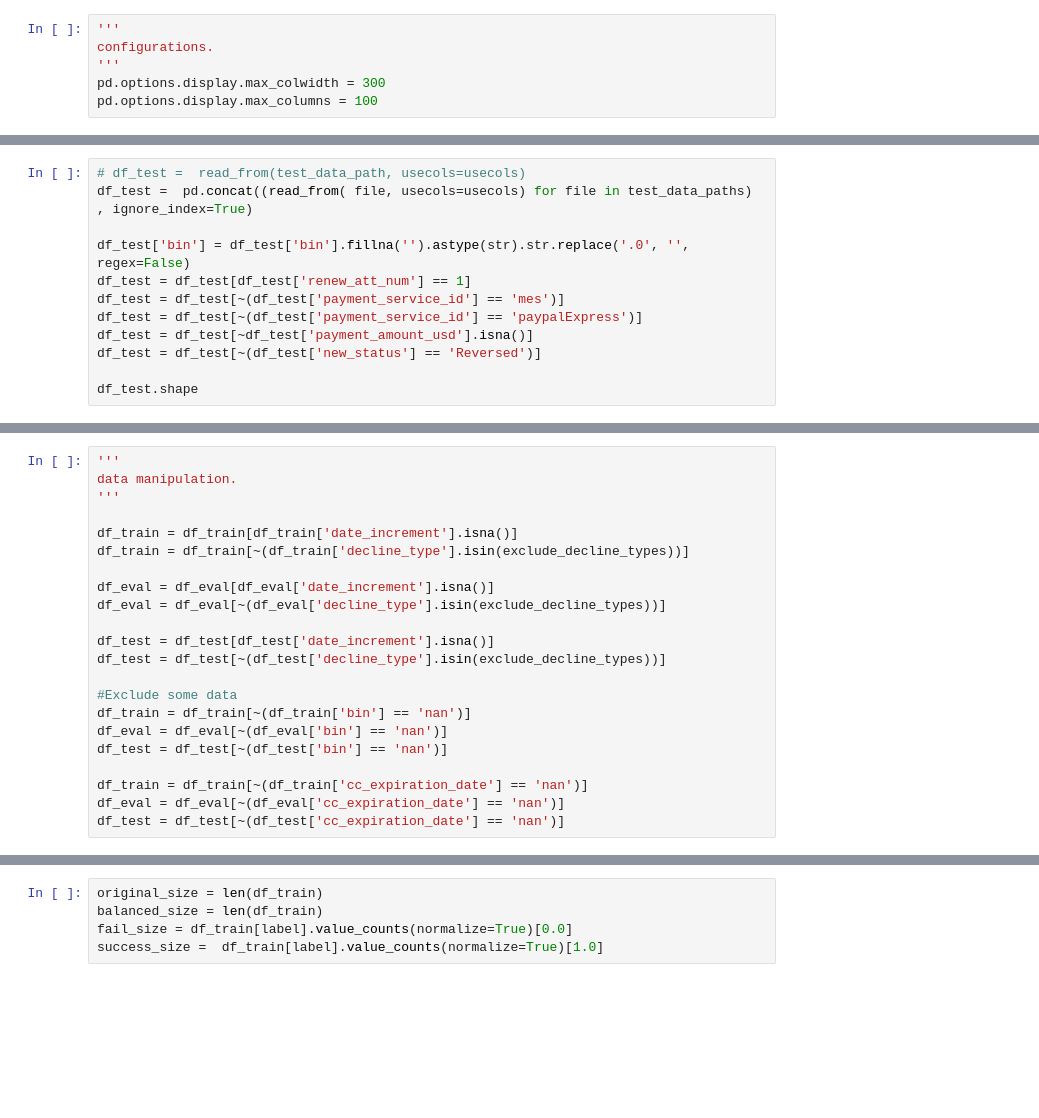
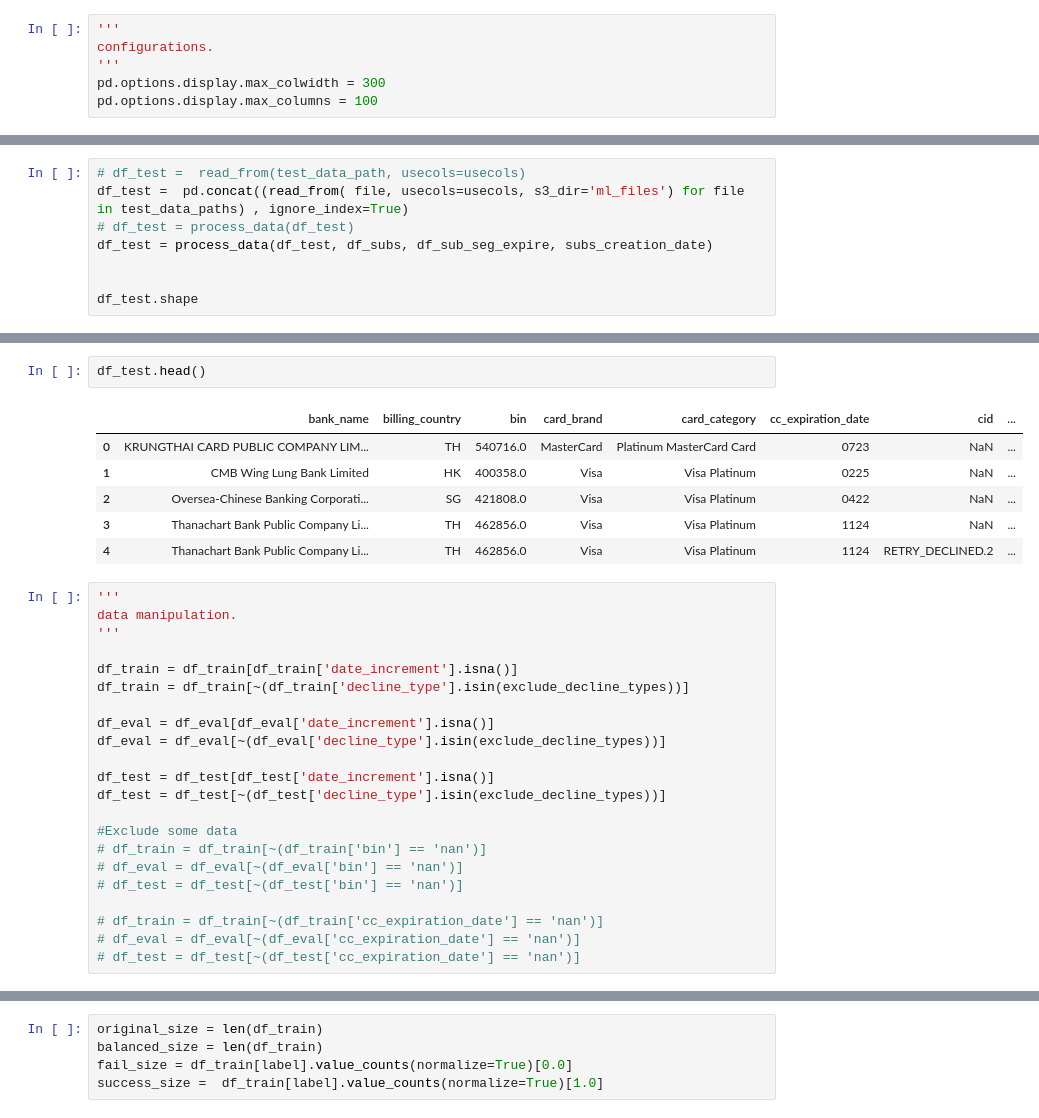
Before and after one commit to songyunlu/ml_training_tool, a Jupyter notebook: tod_training_tool.ipynb, the cells around one changed output, grey strips where cells are left out. Cells and saved outputs as stored; diff of their text form; blank space fills up the shorter version.

```diff
--- a/tod_training_tool.ipynb
+++ b/tod_training_tool.ipynb
@@ -191,12 +410,8 @@ df_eval.shape
 # %%
 # df_test =  read_from(test_data_path, usecols=usecols)
-df_test =  pd.concat((read_from( file, usecols=usecols) for file in test_data_paths) , ignore_index=True)
+df_test =  pd.concat((read_from( file, usecols=usecols, s3_dir='ml_files') for file in test_data_paths) , ignore_index=True)
+# df_test = process_data(df_test)
+df_test = process_data(df_test, df_subs, df_sub_seg_expire, subs_creation_date)
 
-df_test['bin'] = df_test['bin'].fillna('').astype(str).str.replace('.0', '', regex=False)
-df_test = df_test[df_test['renew_att_num'] == 1]
-df_test = df_test[~(df_test['payment_service_id'] == 'mes')]
-df_test = df_test[~(df_test['payment_service_id'] == 'paypalExpress')]
-df_test = df_test[~df_test['payment_amount_usd'].isna()]
-df_test = df_test[~(df_test['new_status'] == 'Reversed')]
 
 df_test.shape
@@ -210,3 +544,12 @@ df_test = pd.merge(df_test, df_sub_seg_expire[['subsegment_id', 'duration', 'seg
+# %%
+df_test.head()
+# %% [output]
+|  | bank_name | billing_country | bin | card_brand | card_category | cc_expiration_date | cid | ... |
+| 0 | KRUNGTHAI CARD PUBLIC COMPANY LIM... | TH | 540716.0 | MasterCard | Platinum MasterCard Card | 0723 | NaN | ... |
+| 1 | CMB Wing Lung Bank Limited | HK | 400358.0 | Visa | Visa Platinum | 0225 | NaN | ... |
+| 2 | Oversea-Chinese Banking Corporati... | SG | 421808.0 | Visa | Visa Platinum | 0422 | NaN | ... |
+| 3 | Thanachart Bank Public Company Li... | TH | 462856.0 | Visa | Visa Platinum | 1124 | NaN | ... |
+| 4 | Thanachart Bank Public Company Li... | TH | 462856.0 | Visa | Visa Platinum | 1124 | RETRY_DECLINED.2 | ... |
 # %%
 '''
 data manipulation.
@@ -222,10 +565,10 @@ df_test = df_test[df_test['date_increment'].isna()]
 df_test = df_test[~(df_test['decline_type'].isin(exclude_decline_types))]
 
 #Exclude some data
-df_train = df_train[~(df_train['bin'] == 'nan')]
-df_eval = df_eval[~(df_eval['bin'] == 'nan')]
-df_test = df_test[~(df_test['bin'] == 'nan')]
+# df_train = df_train[~(df_train['bin'] == 'nan')]
+# df_eval = df_eval[~(df_eval['bin'] == 'nan')]
+# df_test = df_test[~(df_test['bin'] == 'nan')]
 
-df_train = df_train[~(df_train['cc_expiration_date'] == 'nan')]
-df_eval = df_eval[~(df_eval['cc_expiration_date'] == 'nan')]
-df_test = df_test[~(df_test['cc_expiration_date'] == 'nan')]
+# df_train = df_train[~(df_train['cc_expiration_date'] == 'nan')]
+# df_eval = df_eval[~(df_eval['cc_expiration_date'] == 'nan')]
+# df_test = df_test[~(df_test['cc_expiration_date'] == 'nan')]
```
Also changed, not shown: parts of 34 cells of this notebook.
